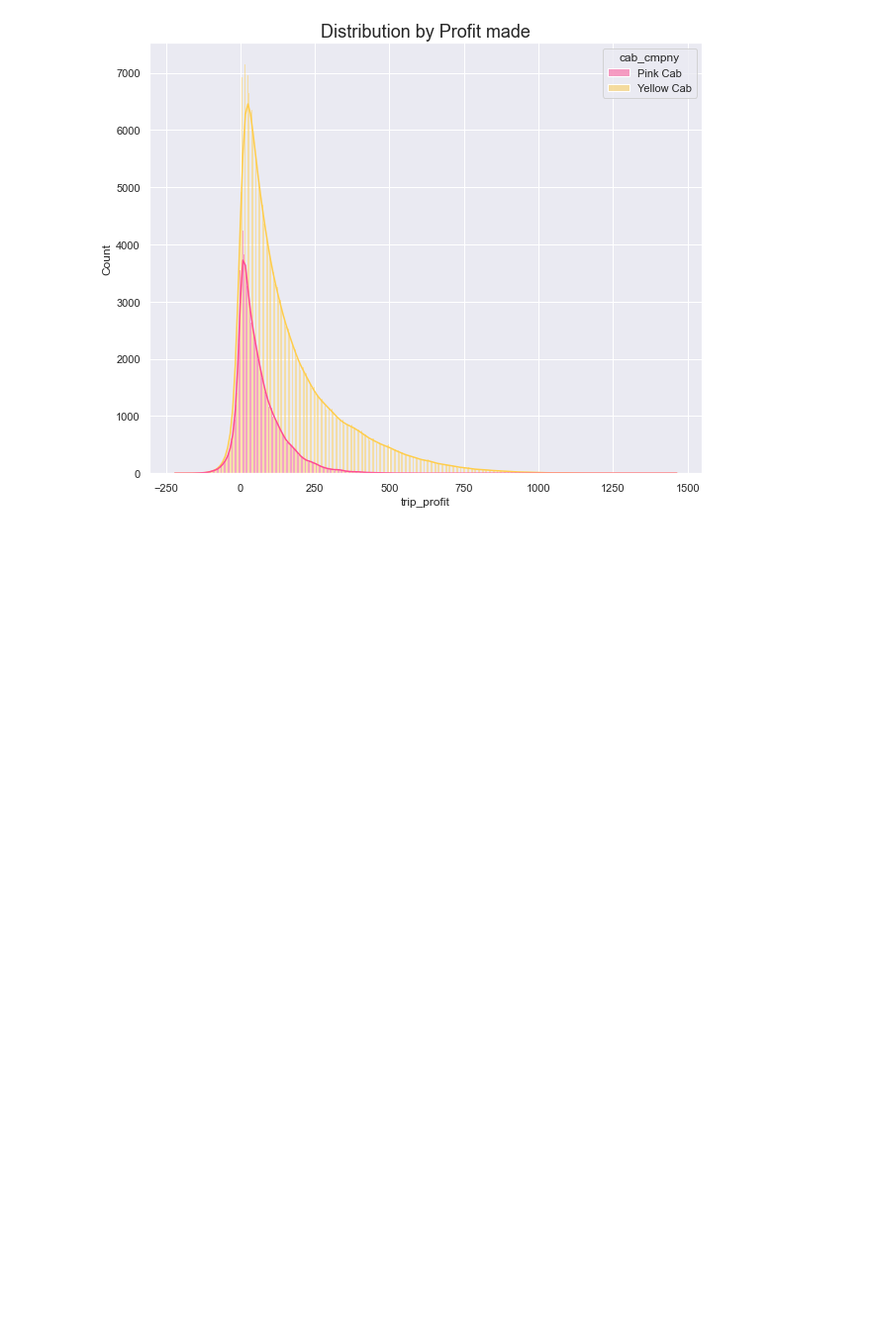
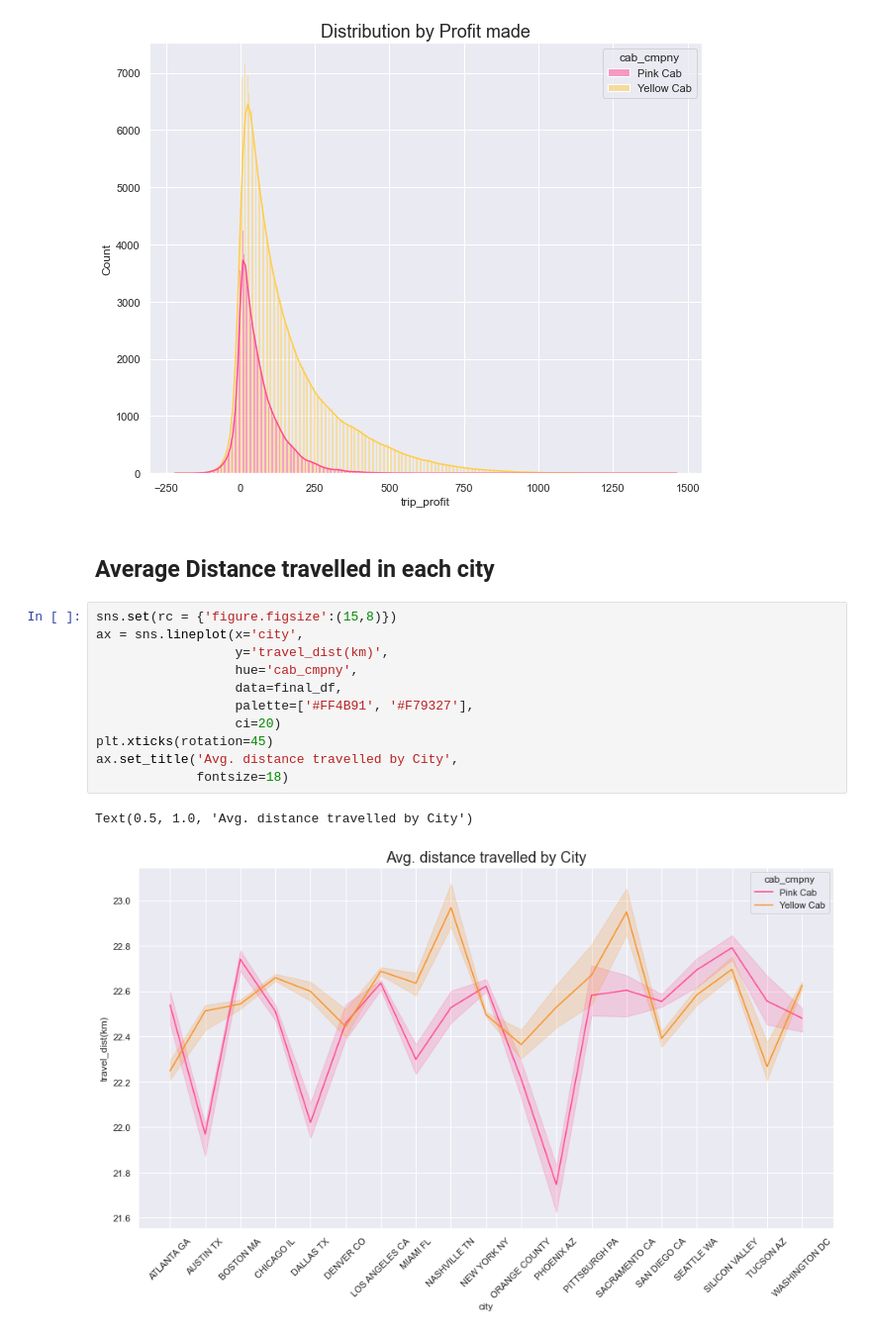
Before and after one commit to Ashish-Sasna/Data-Glacier, a Jupyter notebook: Week 2/Scripts/G2M_Insights.ipynb, the cells around one changed output. Shown at 99% size. Saved outputs shown, nothing was run; the diff lists cells and outputs as text; blank space fills up the shorter version.

```diff
--- a/Week 2/Scripts/G2M_Insights.ipynb
+++ b/Week 2/Scripts/G2M_Insights.ipynb
@@ -509,3 +500,19 @@ ax.set_title('Distribution by Profit made',
 # %% [output]
 Text(0.5, 1.0, 'Distribution by Profit made')
 [figure]
+# %% [markdown]
+## Average Distance travelled in each city
+# %%
+sns.set(rc = {'figure.figsize':(15,8)})
+ax = sns.lineplot(x='city',
+                  y='travel_dist(km)',
+                  hue='cab_cmpny',
+                  data=final_df,
+                  palette=['#FF4B91', '#F79327'],
+                  ci=20)
+plt.xticks(rotation=45)
+ax.set_title('Avg. distance travelled by City',
+             fontsize=18)
+# %% [output]
+Text(0.5, 1.0, 'Avg. distance travelled by City')
+[figure, added]
```
Also changed, not shown: parts of 4 cells of this notebook.
